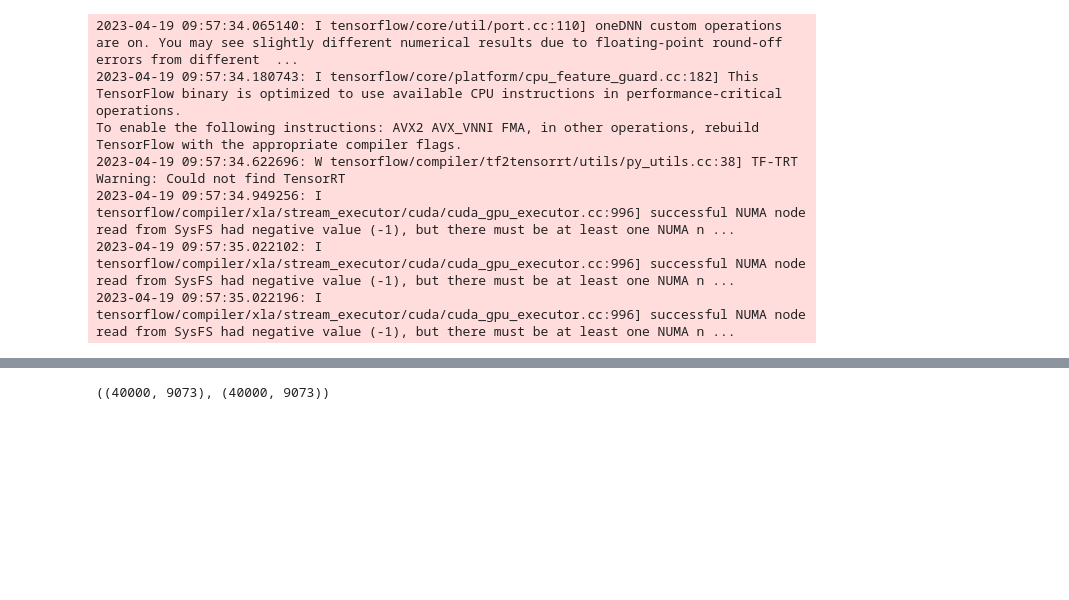
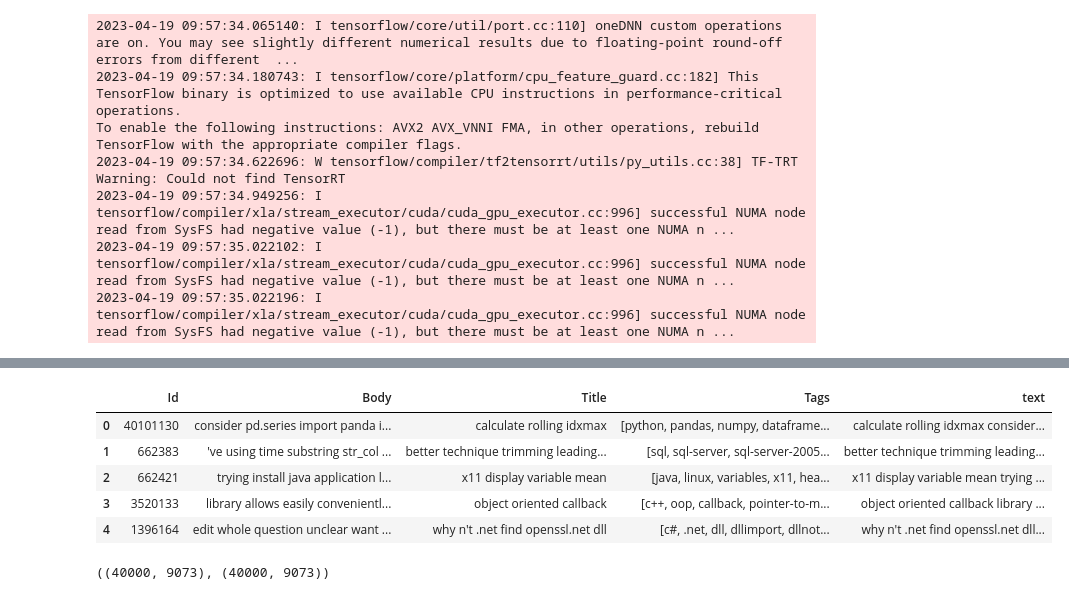
Before and after one commit to ThomasMeb/Classifier_Questions_StackOverflow, a Jupyter notebook: Mebarki_Thomas_2_notebook_test_042023.ipynb, the cells around one changed output, grey strips where cells are left out. Drawn from its saved outputs; the diff is of its cells as text; code cells hidden in the pictures; blank space fills up the shorter version.

```diff
--- a/Mebarki_Thomas_2_notebook_test_042023.ipynb
+++ b/Mebarki_Thomas_2_notebook_test_042023.ipynb
@@ -52,6 +53,18 @@ data_bow.head()
 | 2 | 662421 | trying install java application l... | x11 display variable mean | <java><linux><variables><x11><hea... | x11 display variable mean trying ... |
 | 3 | 3520133 | library allows easily convenientl... | object oriented callback | <c++><oop><callback><pointer-to-m... | object oriented callback library ... |
 | 4 | 1396164 | edit whole question unclear want ... | why n't .net find openssl.net dll | <c#><.net><dll><dllimport><dllnot... | why n't .net find openssl.net dll... |
+# %%
+# Suppression des chevrons et extraction des tags
+data_bow['Tags'] = data_bow['Tags'].apply(lambda x: re.findall(r'<([^>]+)>', x))
+
+data_bow.head()
+# %% [output]
+|  | Id | Body | Title | Tags | text |
+| 0 | 40101130 | consider pd.series import panda i... | calculate rolling idxmax | [python, pandas, numpy, dataframe... | calculate rolling idxmax consider... |
+| 1 | 662383 | 've using time substring str_col ... | better technique trimming leading... | [sql, sql-server, sql-server-2005... | better technique trimming leading... |
+| 2 | 662421 | trying install java application l... | x11 display variable mean | [java, linux, variables, x11, hea... | x11 display variable mean trying ... |
+| 3 | 3520133 | library allows easily convenientl... | object oriented callback | [c++, oop, callback, pointer-to-m... | object oriented callback library ... |
+| 4 | 1396164 | edit whole question unclear want ... | why n't .net find openssl.net dll | [c#, .net, dll, dllimport, dllnot... | why n't .net find openssl.net dll... |
 # %%
 #Split the data into train and test
 from sklearn.model_selection import train_test_split
```
Also changed, not shown: parts of 3 cells of this notebook.
